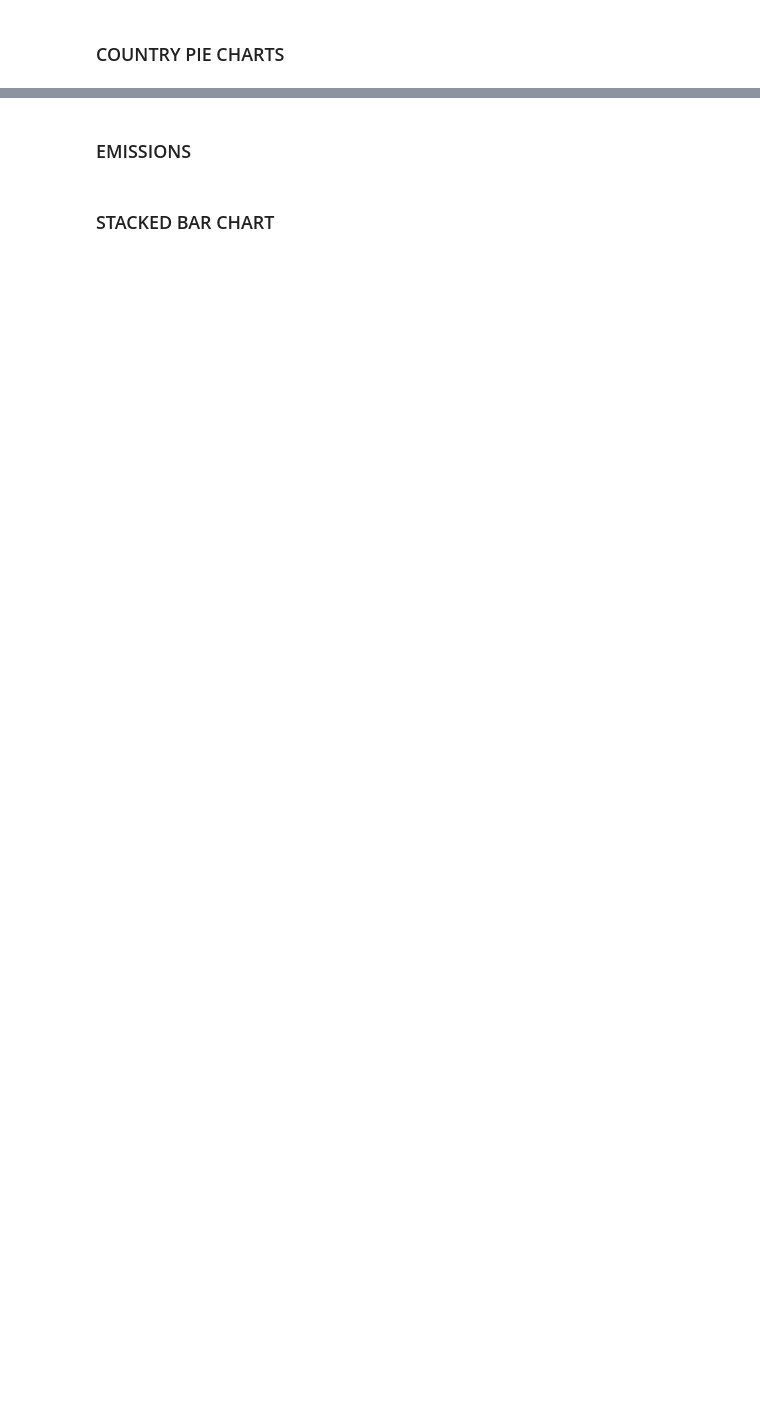
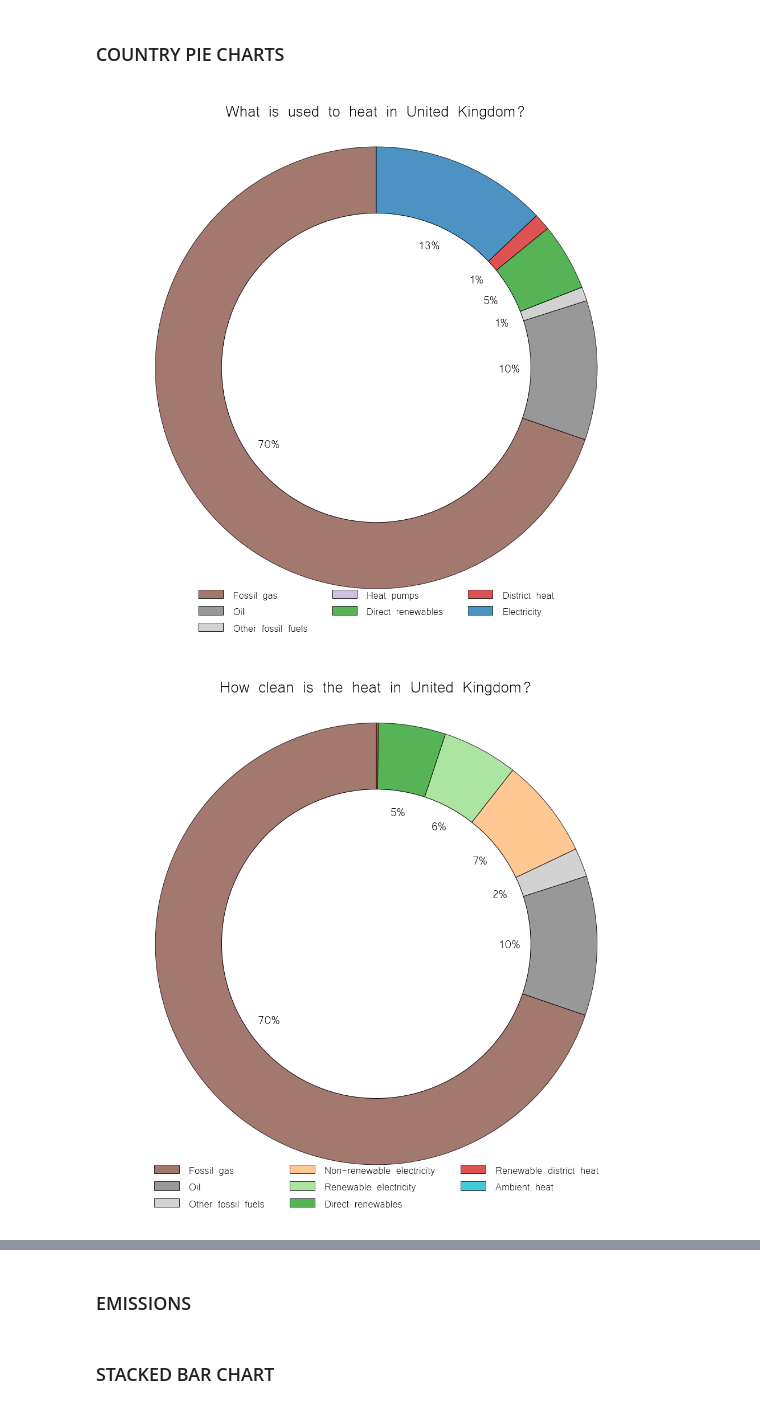
Before and after one commit to dgscotia/heat_country_data, a Jupyter notebook: heat_notebook.ipynb, the cells around one changed output, grey strips where cells are left out. Saved outputs shown, nothing was run; the diff lists cells and outputs as text; code cells hidden in the pictures; blank space fills up the shorter version.

```diff
--- a/heat_notebook.ipynb
+++ b/heat_notebook.ipynb
@@ -86,8 +86,11 @@ def plot_country(country, df, colors, labels, title, name):
 # %%
 """ TESTING THE PLOTS """
 
-plot_country("Canada", *plot_1)
-#plot_country("Denmark", *plot_2)
+#plot_country("United Kingdom", *plot_1)
+#plot_country("United Kingdom", *plot_2)
+# %% [output]
+[figure, added]
+[figure, added]
 # %%
 def plot_all_figs():
     for country in df_1.index:
```
Also changed, not shown: parts of 5 cells of this notebook, 17 other files.
